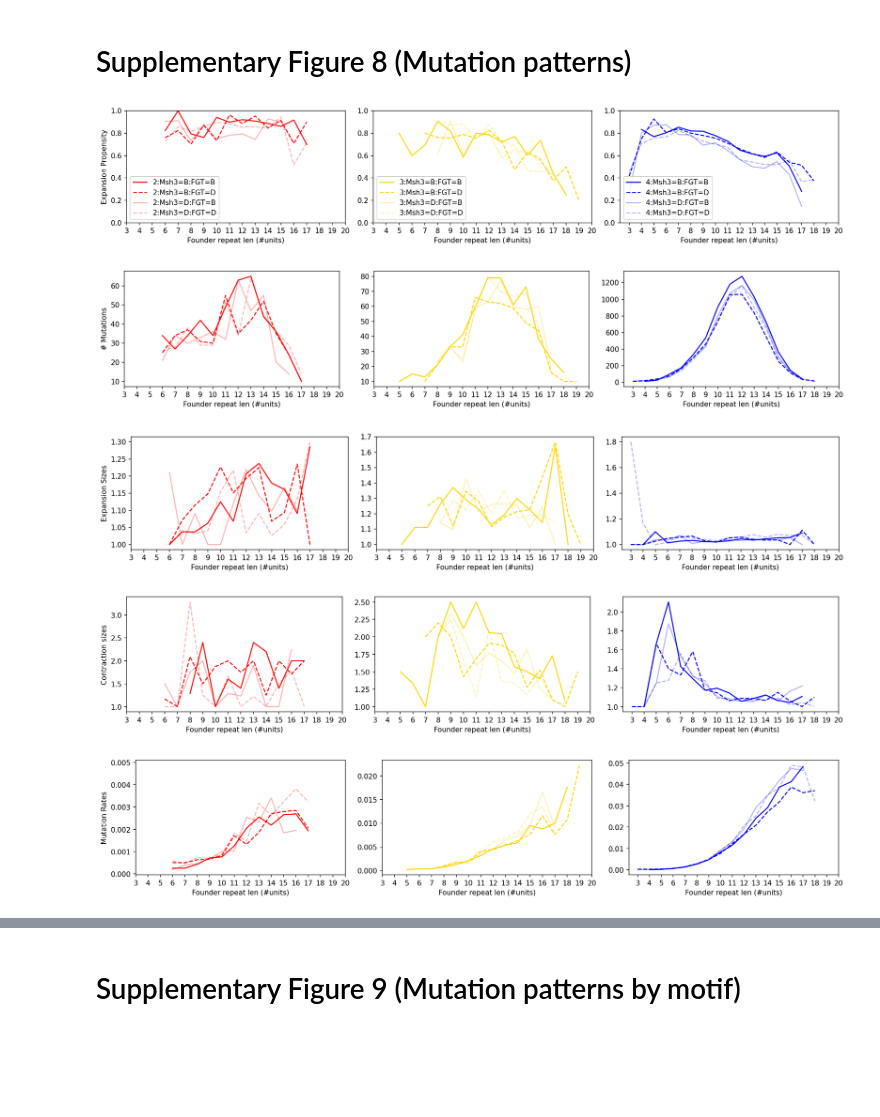
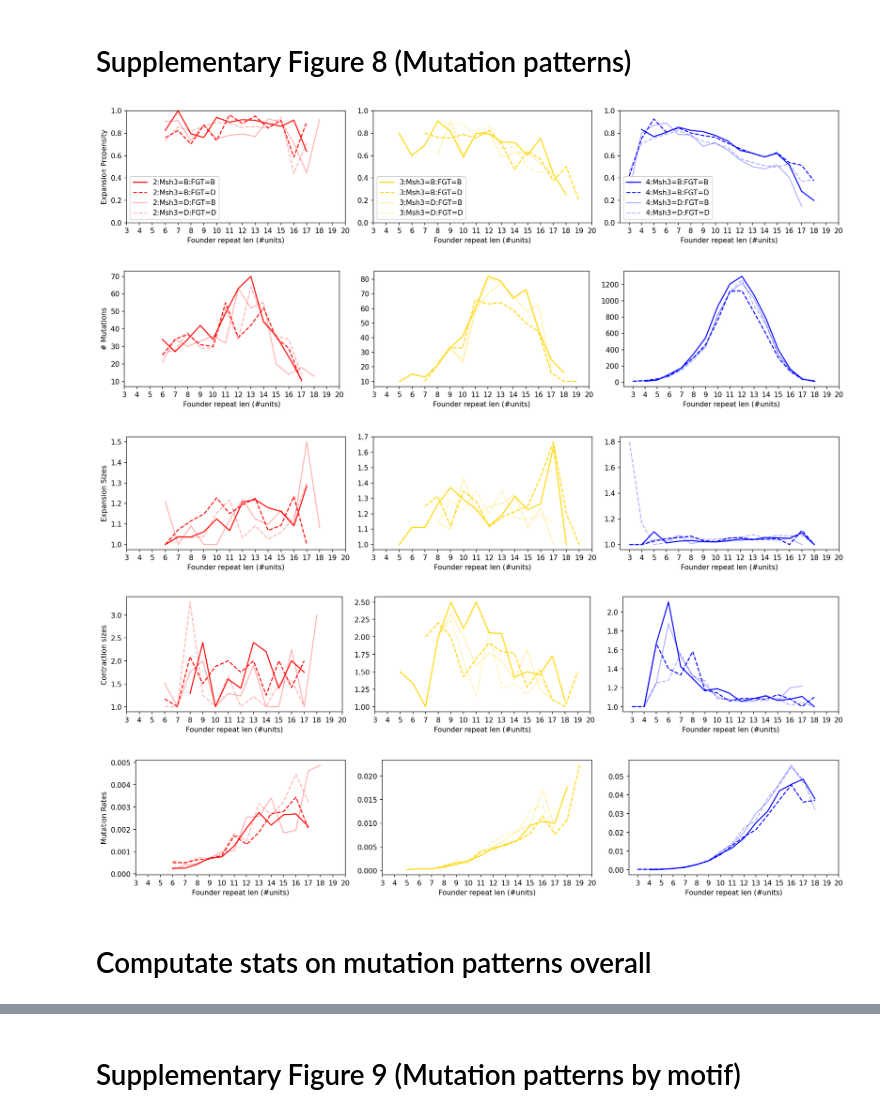
Before and after one commit to gymreklab/BXD-STR-Mutator-Manuscript, a Jupyter notebook: analysis/2_mutation_patterns.ipynb, the cells around one changed output, grey strips where cells are left out. Saved outputs shown, nothing was run; the diff lists cells and outputs as text; code cells hidden in the pictures; blank space fills up the shorter version.

Commit message:
updating mutations patterns

```diff
--- a/analysis/2_mutation_patterns.ipynb
+++ b/analysis/2_mutation_patterns.ipynb
@@ -51,7 +51,9 @@ def GetNumCalls(calls_info, chr13_gt, motif_info, founder_labels, period, msh3,
     # Require either B or D matches parent allele
     df = df[(df["B"]==float(replen)) | (df["D"]==float(replen))]
     # Restrict to relevant strains
-    strains = list(chr13_gt[chr13_gt["fou_gt"]==msh3]["strain"])
+    if msh3 is not None:
+        strains = list(chr13_gt[chr13_gt["fou_gt"]==msh3]["strain"])
+    else: strains = list(set(chr13_gt["strain"]))
     df = df[["chr","pos","end","B","D"]+strains]
     # Go through each strain and each locus
     #   If missing, continue
@@ -168,7 +170,7 @@ def MakePatternPlot_ByFounder(auto_info, metric, \
                                  (auto_info["fou_gt_chr13"]==msh3) & \
                                  (auto_info["founder"]==founderGT) & \
                                 (auto_info["fou_rn"]==replen) & \
-                                (auto_info["num_mut"]<10)].copy()
+                                (auto_info["num_mut"]<=10)].copy()
                     if muts.shape[0] < 10:
                         y_values.append(float("nan"))
                     else:
@@ -181,36 +183,38 @@ def MakePatternPlot_ByFounder(auto_info, metric, \
                         elif metric == "exp_size":
                             y_values.append(np.mean(muts[(muts["expand_sign"]==1)  & (muts["delta_fou"]<=5)]["delta_fou"]))
                         elif metric == "mut_rate":
                             filtset = auto_info[auto_info["num_mut"]>=10][["chr","pos"]].copy()
                             numcalls = GetNumCalls(calls_info, chr13_gt, motif_info, \
                                                    founder_labels, period, msh3, replen, \
                                                    filtset, founder=founderGT)
                             y_values.append(muts.shape[0]/numcalls)
                         else:
                             y_values.append(float("nan"))
                 ax1.plot(range(MINREP, MAXREP+1), y_values, \
                      color=color, alpha=alpha, linestyle=ltype, \
                     label="%s:Msh3=%s:FGT=%s"%(period, msh3, founderGT))
         ax1.set_xlabel("Founder repeat len (#units)")
         if period == 2:
             ax1.set_ylabel(titles[metric])
         ax1.set_xticks(range(MINREP, MAXREP+1));
         if metric == "exp_prop":
             ax1.set_ylim(bottom=0, top=1)
             ax1.legend(loc="lower left");
     fig.tight_layout()
     if figname is not None: fig.savefig(figname)
 
 MakePatternPlot_ByFounder(auto_info, "exp_prop", figname="../pdfs/SuppFig8_ExpPropensity.pdf")
-MakePatternPlot_ByFounder(auto_info, "num_mut", figname="../pdfs/SuppFig8_MutationRate.pdf")
+MakePatternPlot_ByFounder(auto_info, "num_mut", figname="../pdfs/SuppFig8_NumMut.pdf")
 MakePatternPlot_ByFounder(auto_info, "exp_size", figname="../pdfs/SuppFig8_ExpSize.pdf")
 MakePatternPlot_ByFounder(auto_info, "contr_size", figname="../pdfs/SuppFig8_ContrSize.pdf")
 MakePatternPlot_ByFounder(auto_info, "mut_rate", calls_info=calls_info, \
                          chr13_gt=chr13_gt, motif_info=motif_info, founder_labels=founder_labels,
                          figname="../pdfs/SuppFig8_MutationRate.pdf")
 # %% [output]
-[figure, old version]
+[figure, new version]
-[figure, old version]
+[figure, new version]
-[figure, old version]
+[figure, new version]
-[figure, old version]
+[figure, new version]
-[figure, old version]
+[figure, new version]
+# %% [markdown]
+# Computate stats on mutation patterns overall
```
Also changed, not shown: parts of 2 cells of this notebook, 4 other files.
